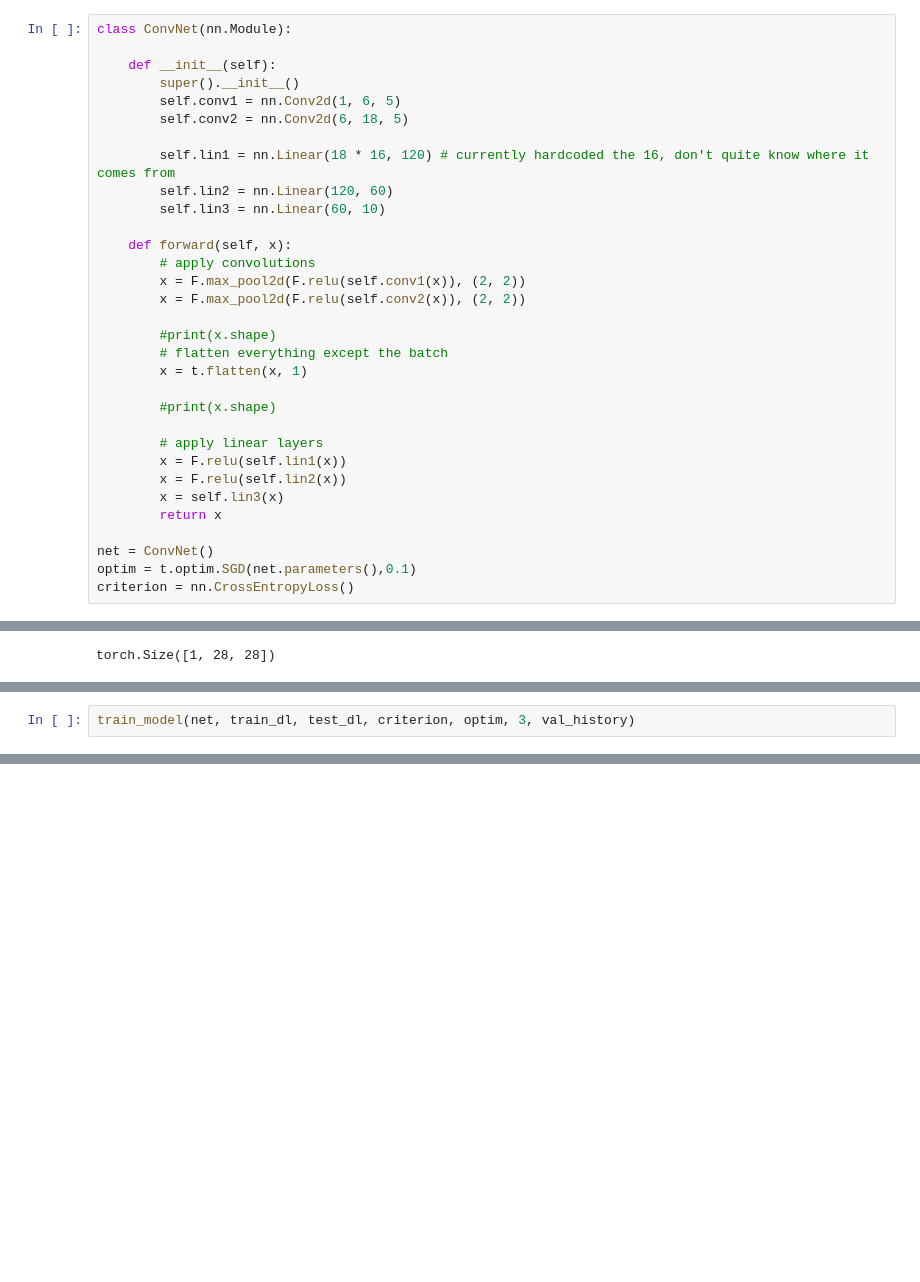
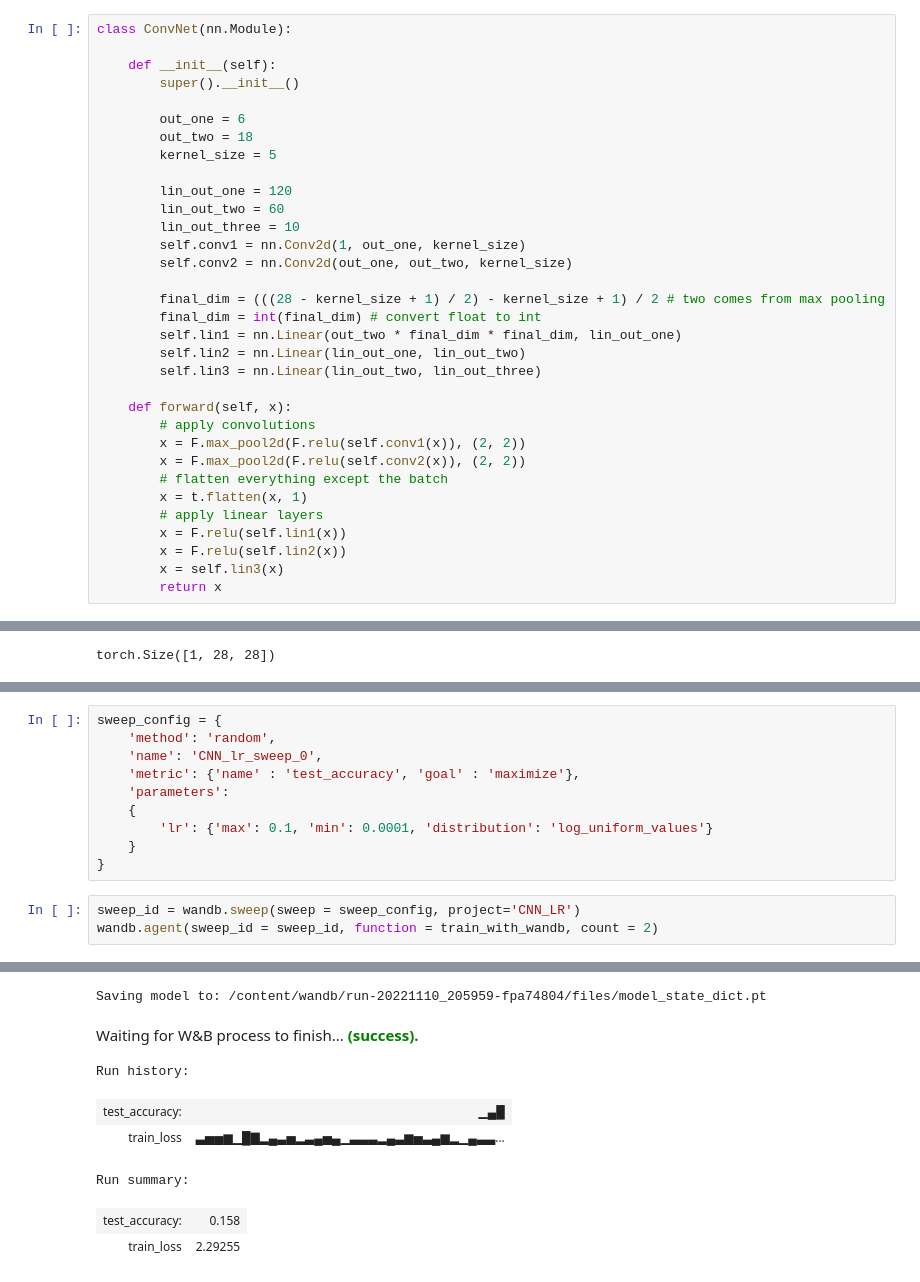
Before and after one commit to starship006/ARENA-work, a Jupyter notebook: w3/scaling laws/CNN_MNIST.ipynb, the cells around one changed output, grey strips where cells are left out. Saved outputs shown, nothing was run; the diff lists cells and outputs as text; blank space fills up the shorter version.

Commit message:
Added Sweeping

```diff
--- a/w3/scaling laws/CNN_MNIST.ipynb
+++ b/w3/scaling laws/CNN_MNIST.ipynb
@@ -14,33 +23,34 @@ class ConvNet(nn.Module):
 
     def __init__(self):
         super().__init__()
-        self.conv1 = nn.Conv2d(1, 6, 5)
-        self.conv2 = nn.Conv2d(6, 18, 5)
 
-        self.lin1 = nn.Linear(18 * 16, 120) # currently hardcoded the 16, don't quite know where it comes from
-        self.lin2 = nn.Linear(120, 60)
-        self.lin3 = nn.Linear(60, 10)
+        out_one = 6
+        out_two = 18
+        kernel_size = 5
+
+        lin_out_one = 120
+        lin_out_two = 60
+        lin_out_three = 10
+        self.conv1 = nn.Conv2d(1, out_one, kernel_size)
+        self.conv2 = nn.Conv2d(out_one, out_two, kernel_size)
+
+        final_dim = (((28 - kernel_size + 1) / 2) - kernel_size + 1) / 2 # two comes from max pooling
+        final_dim = int(final_dim) # convert float to int
+        self.lin1 = nn.Linear(out_two * final_dim * final_dim, lin_out_one)
+        self.lin2 = nn.Linear(lin_out_one, lin_out_two)
+        self.lin3 = nn.Linear(lin_out_two, lin_out_three)
 
     def forward(self, x):
         # apply convolutions
         x = F.max_pool2d(F.relu(self.conv1(x)), (2, 2))
         x = F.max_pool2d(F.relu(self.conv2(x)), (2, 2))
-
-        #print(x.shape)
         # flatten everything except the batch
         x = t.flatten(x, 1)
-
-        #print(x.shape)
-
         # apply linear layers
         x = F.relu(self.lin1(x))
         x = F.relu(self.lin2(x))
         x = self.lin3(x)
         return x
-
-net = ConvNet()
-optim = t.optim.SGD(net.parameters(),0.1)
-criterion = nn.CrossEntropyLoss()
 # %%
 mnist_trainset = datasets.MNIST(root = './data', train=True, download=True, transform=transforms.ToTensor())
 mnist_testset = datasets.MNIST(root = './data', train=False, download=True, transform=transforms.ToTensor())
@@ -106,2 +113,0 @@ val_history = []
-# %%
-train_model(net, train_dl, test_dl, criterion, optim, 3, val_history)
@@ -155,0 +190,14 @@ tensor(6)
+# %%
+sweep_config = {
+    'method': 'random',
+    'name': 'CNN_lr_sweep_0',
+    'metric': {'name' : 'test_accuracy', 'goal' : 'maximize'},
+    'parameters':
+    {
+        'lr': {'max': 0.1, 'min': 0.0001, 'distribution': 'log_uniform_values'}
+    }
+}
+# %%
+sweep_id = wandb.sweep(sweep = sweep_config, project='CNN_LR')
+wandb.agent(sweep_id = sweep_id, function = train_with_wandb, count = 2)
+# %% [output]
@@ -155,0 +215,8 @@ tensor(6)
+Saving model to: /content/wandb/run-20221110_205959-fpa74804/files/model_state_dict.pt
+Waiting for W&B process to finish... (success).
+Run history:
+| test_accuracy: | ▁▄█ |
+| train_loss | ▃▅▅▆▁█▇▂▄▃▅▂▃▄▅▄▁▃▃▃▂▄▃▆▅▃▄▆▂▁▄▃▃... |
+Run summary:
+| test_accuracy: | 0.158 |
+| train_loss | 2.29255 |
```
Also changed, not shown: parts of 10 cells of this notebook.
